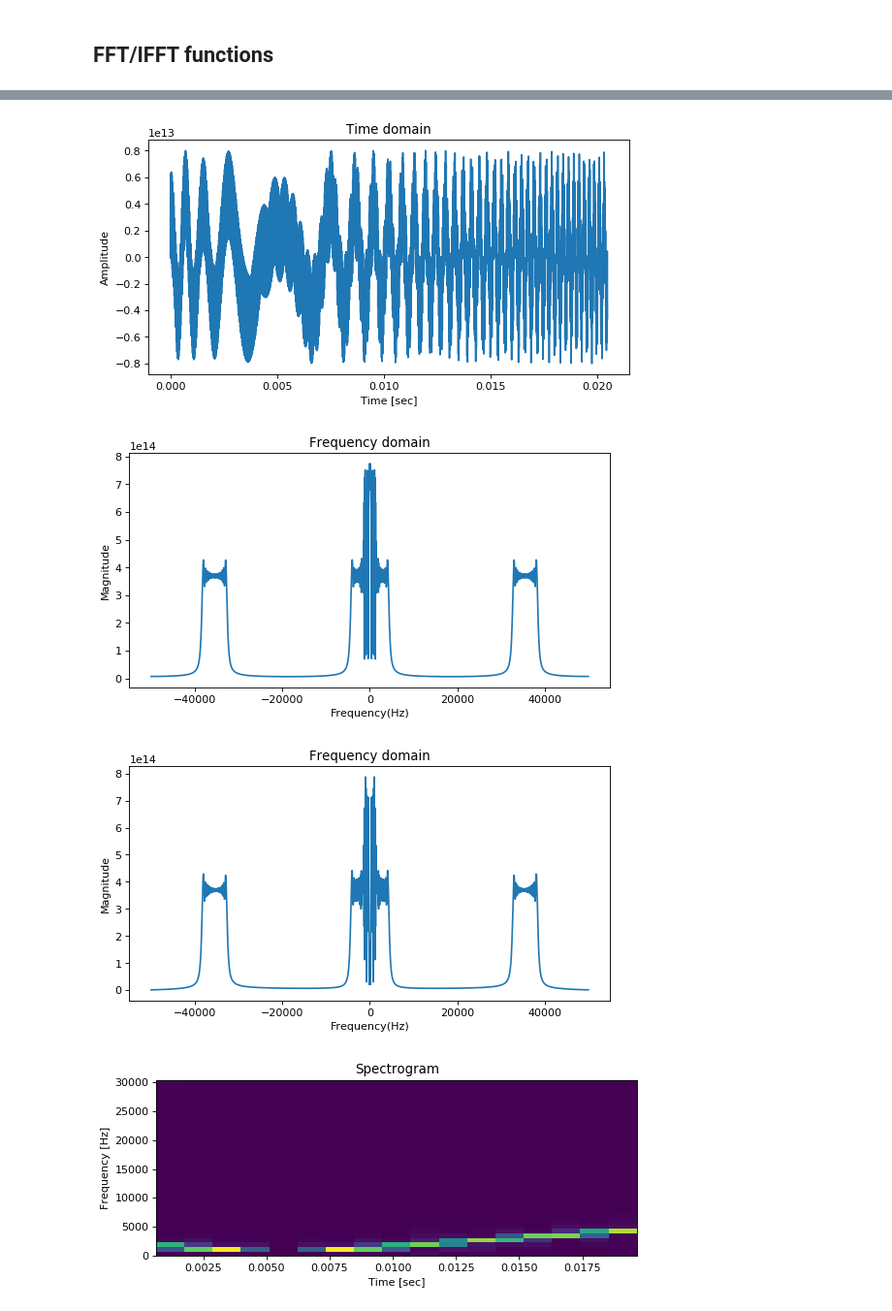
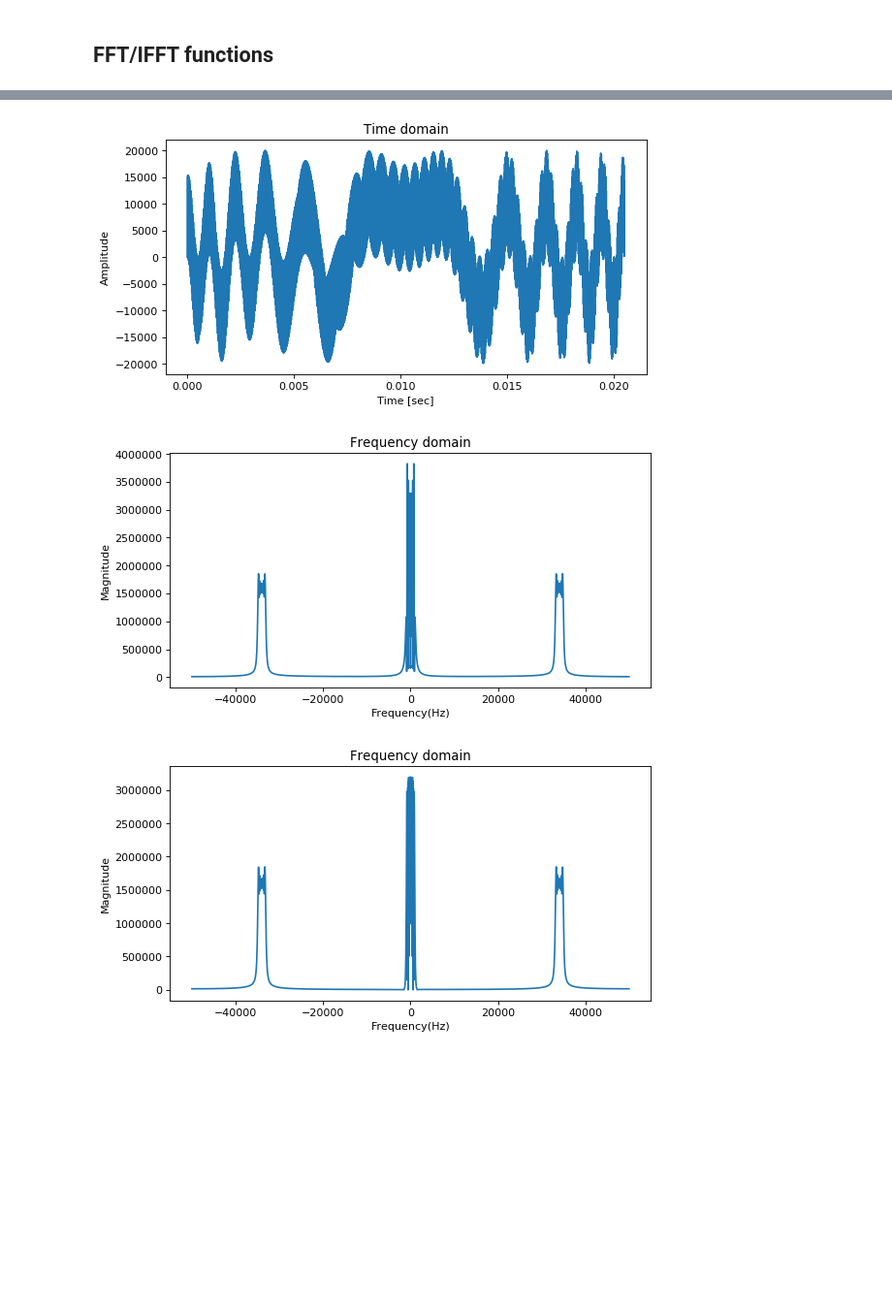
Before and after one commit to araobp/ultrasonic-communication, a Jupyter notebook: simulation/IQ_modulation.ipynb, the cells around one changed output, grey strips where cells are left out. Shown at 97% size. Saved outputs shown, nothing was run; the diff lists cells and outputs as text; code cells hidden in the pictures; blank space fills up the shorter version.

Commit message:
Bug fix
Chirp calcuration was not correct.

```diff
--- a/simulation/IQ_modulation.ipynb
+++ b/simulation/IQ_modulation.ipynb
@@ -21,8 +21,8 @@ TIME_FRAME = SAMPLES/SAMPLING_RATE # Time frame in sec
 AMPLITUDE = 20000 # 16bit PCM max amplitude
 
 # Chirp sweep range in Hz
-F1 = -1000
-F2 = 1000
+F0 = -1000
+F1 = 1000
 
 CARRIER=17000
 
@@ -109,18 +113,47 @@ def plot_spectrogram(wave, nperseg, band):
     plt.xlabel('Time [sec]')
     plt.title("Spectrogram")
 
-    # Plot wave
-def plot_wave(wave, logscale=False):
+# Plot wave
+def plot_wave(wave, real_only=True, logscale=False):
     t = linspace(0, len(wave)/SAMPLING_RATE, len(wave))
     plt.figure(figsize=(8, 4), dpi=80)
 
+    re = real(wave)
+    im = imag(wave)
     if logscale:
-        wave = 10 * log10(wave)
+        re = 10 * log10(re)
+        im = 10 * log10(im)
         plt.ylabel('Amplitude(dB)')
     else:
         plt.ylabel('Amplitude')
 
-    plt.plot(t, wave)
+    if real_only:
+        plt.plot(t, re)
+    else:
+        plt.plot(t, re)
+        plt.plot(t, im)
 
     plt.xlabel('Time [sec]')
     plt.title("Time domain")
+# %%
+def carrier_IQ(iq, f=CARRIER):
+    t = linspace(0, TIME_FRAME, int(TIME_FRAME * SAMPLING_RATE))
+    if iq == 'i':
+        return cos(2 * pi * f * t)
+    else:
+        return sin(2 * pi * f * t)
+
+def chirp_IQ(iq):
+    t = linspace(0, TIME_FRAME, int(TIME_FRAME * SAMPLING_RATE))
+    if iq == 'i':
+        return chirp_cos()
+    else:
+        return chirp_sin()
+
+def lpf(f, cutoff):
+    WP = float(cutoff)/float(SAMPLING_RATE/2)
+    WS = 1.5 * WP
+    N, Wn = buttord(wp=WP, ws=WS, gpass=2, gstop=30, analog=0)
+    b, a = butter(N, Wn, btype='low', analog=0, output='ba')
+    g = lfilter(b, a, f)
+    return g
@@ -158,6 +196,4 @@ plot_wave(Ri)
 plot_wave(Rq)
 plot_fft(Ri)
 plot_fft(Rq)
-plot_spectrogram(Ri, nperseg=128, band=40)
-plot_spectrogram(Rq, nperseg=128, band=40)
 # %% [output]
@@ -167,4 +203,3 @@ Frequencies at peaks: [-1025.390625  1025.390625] Hz
-[figure, old version]
+[figure, new version]
-[figure, old version]
+[figure, new version]
-[figure, old version]
+[figure, new version]
-[figure, removed]
```
Also changed, not shown: parts of 16 cells of this notebook, 13 other files.
